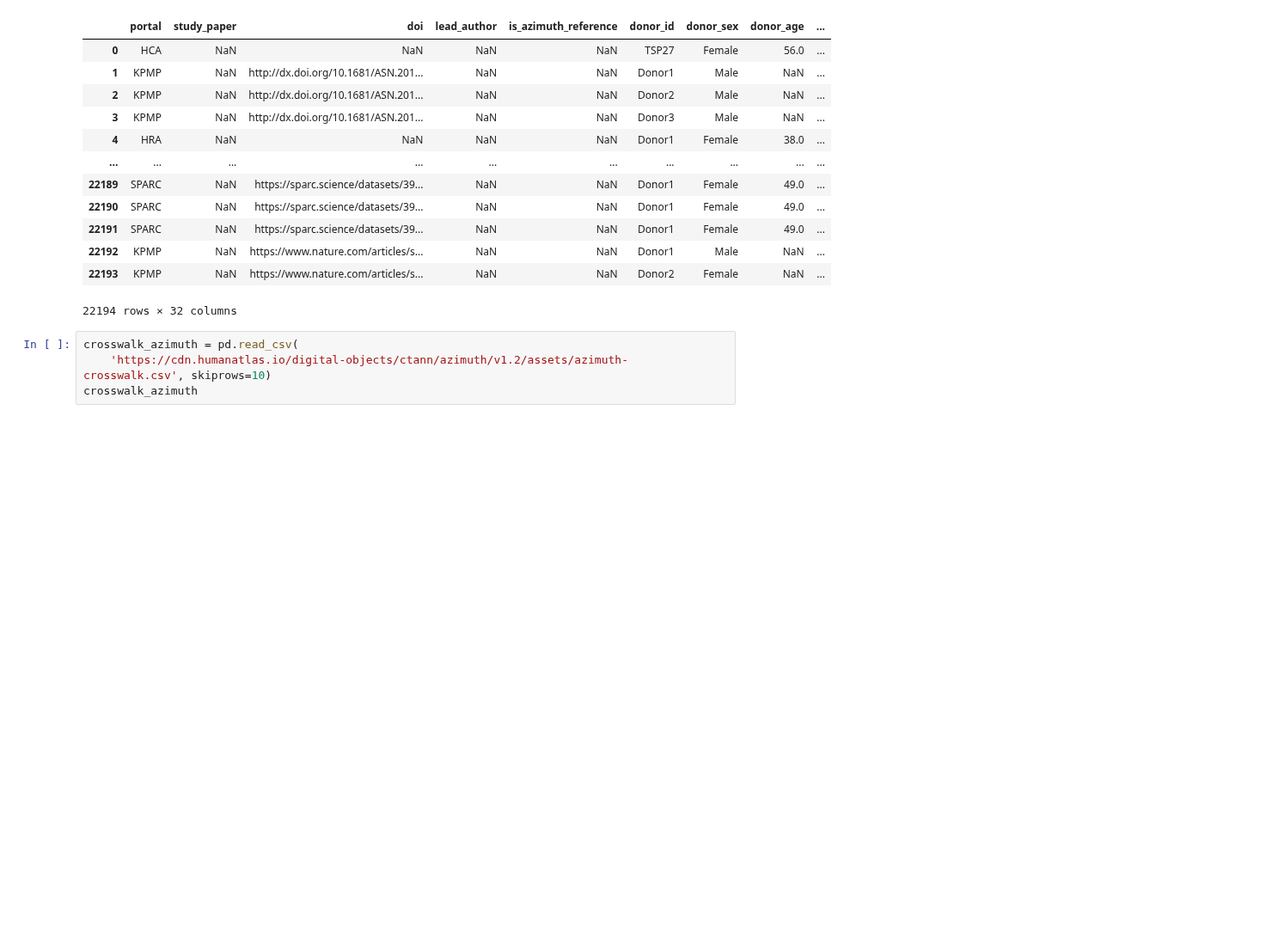
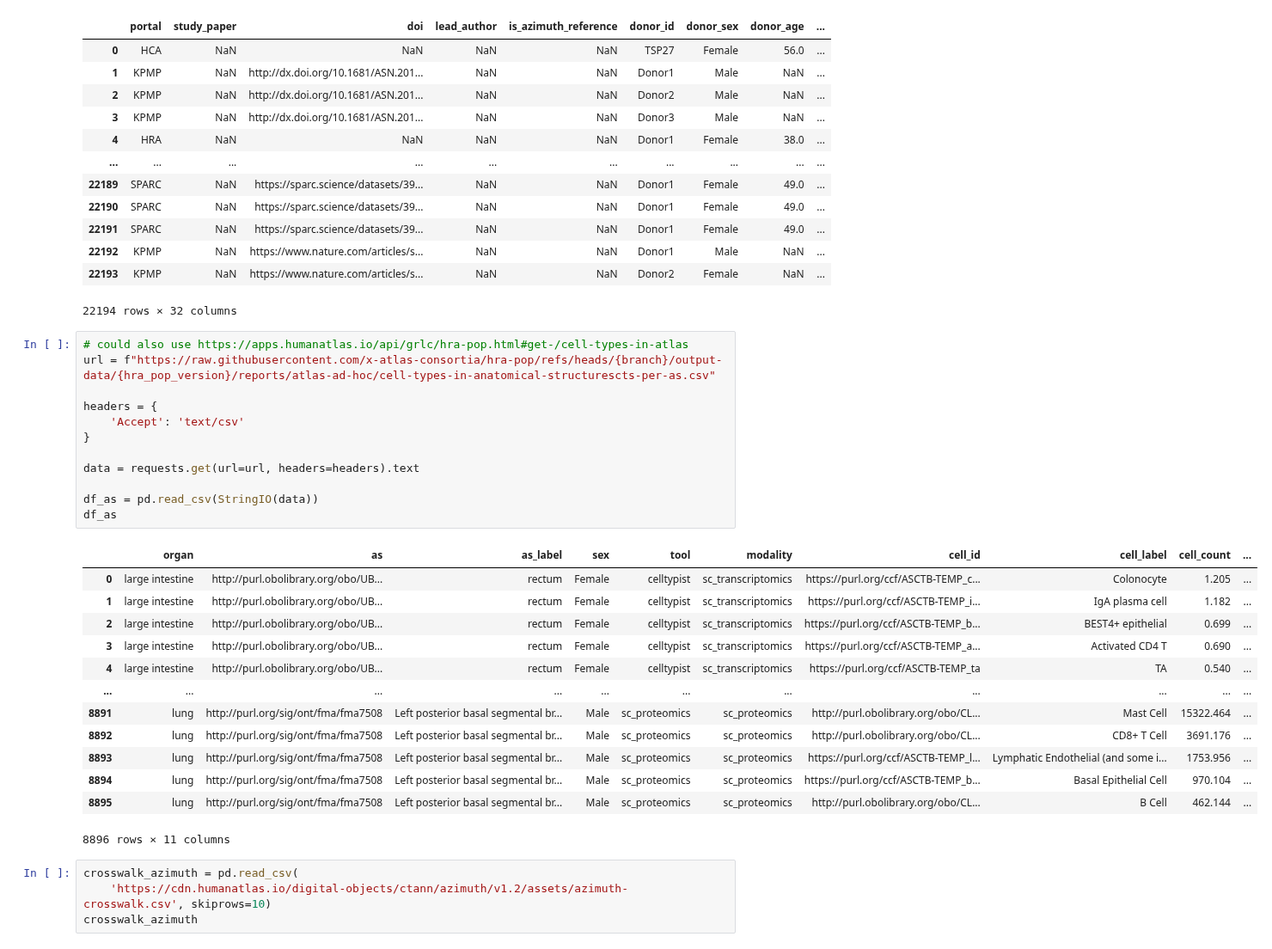
Before and after one commit to cns-iu/hra-pop-notebooks, a Jupyter notebook: counts/10th-release-inventory.ipynb, the cells around one changed output. Shown at 86% size. Saved outputs shown, nothing was run; the diff lists cells and outputs as text; blank space fills up the shorter version.

```diff
--- a/counts/10th-release-inventory.ipynb
+++ b/counts/10th-release-inventory.ipynb
@@ -46,6 +38,32 @@ df_sankey
 | 22192 | KPMP | NaN | https://www.nature.com/articles/s... | NaN | NaN | Donor1 | Male | NaN | ... |
 | 22193 | KPMP | NaN | https://www.nature.com/articles/s... | NaN | NaN | Donor2 | Female | NaN | ... |
 22194 rows × 32 columns
+# %%
+# could also use https://apps.humanatlas.io/api/grlc/hra-pop.html#get-/cell-types-in-atlas
+url = f"https://raw.githubusercontent.com/x-atlas-consortia/hra-pop/refs/heads/{branch}/output-data/{hra_pop_version}/reports/atlas-ad-hoc/cell-types-in-anatomical-structurescts-per-as.csv"
+
+headers = {
+    'Accept': 'text/csv'
+}
+
+data = requests.get(url=url, headers=headers).text
+
+df_as = pd.read_csv(StringIO(data))
+df_as
+# %% [output]
+|  | organ | as | as_label | sex | tool | modality | cell_id | cell_label | cell_count | ... |
+| 0 | large intestine | http://purl.obolibrary.org/obo/UB... | rectum | Female | celltypist | sc_transcriptomics | https://purl.org/ccf/ASCTB-TEMP_c... | Colonocyte | 1.205 | ... |
+| 1 | large intestine | http://purl.obolibrary.org/obo/UB... | rectum | Female | celltypist | sc_transcriptomics | https://purl.org/ccf/ASCTB-TEMP_i... | IgA plasma cell | 1.182 | ... |
+| 2 | large intestine | http://purl.obolibrary.org/obo/UB... | rectum | Female | celltypist | sc_transcriptomics | https://purl.org/ccf/ASCTB-TEMP_b... | BEST4+ epithelial | 0.699 | ... |
+| 3 | large intestine | http://purl.obolibrary.org/obo/UB... | rectum | Female | celltypist | sc_transcriptomics | https://purl.org/ccf/ASCTB-TEMP_a... | Activated CD4 T | 0.690 | ... |
+| 4 | large intestine | http://purl.obolibrary.org/obo/UB... | rectum | Female | celltypist | sc_transcriptomics | https://purl.org/ccf/ASCTB-TEMP_ta | TA | 0.540 | ... |
+| ... | ... | ... | ... | ... | ... | ... | ... | ... | ... | ... |
+| 8891 | lung | http://purl.org/sig/ont/fma/fma7508 | Left posterior basal segmental br... | Male | sc_proteomics | sc_proteomics | http://purl.obolibrary.org/obo/CL... | Mast Cell | 15322.464 | ... |
+| 8892 | lung | http://purl.org/sig/ont/fma/fma7508 | Left posterior basal segmental br... | Male | sc_proteomics | sc_proteomics | http://purl.obolibrary.org/obo/CL... | CD8+ T Cell | 3691.176 | ... |
+| 8893 | lung | http://purl.org/sig/ont/fma/fma7508 | Left posterior basal segmental br... | Male | sc_proteomics | sc_proteomics | https://purl.org/ccf/ASCTB-TEMP_l... | Lymphatic Endothelial (and some i... | 1753.956 | ... |
+| 8894 | lung | http://purl.org/sig/ont/fma/fma7508 | Left posterior basal segmental br... | Male | sc_proteomics | sc_proteomics | https://purl.org/ccf/ASCTB-TEMP_b... | Basal Epithelial Cell | 970.104 | ... |
+| 8895 | lung | http://purl.org/sig/ont/fma/fma7508 | Left posterior basal segmental br... | Male | sc_proteomics | sc_proteomics | http://purl.obolibrary.org/obo/CL... | B Cell | 462.144 | ... |
+8896 rows × 11 columns
 # %%
 crosswalk_azimuth = pd.read_csv(
     'https://cdn.humanatlas.io/digital-objects/ctann/azimuth/v1.2/assets/azimuth-crosswalk.csv', skiprows=10)
```
Also changed, not shown: parts of 10 cells of this notebook.
